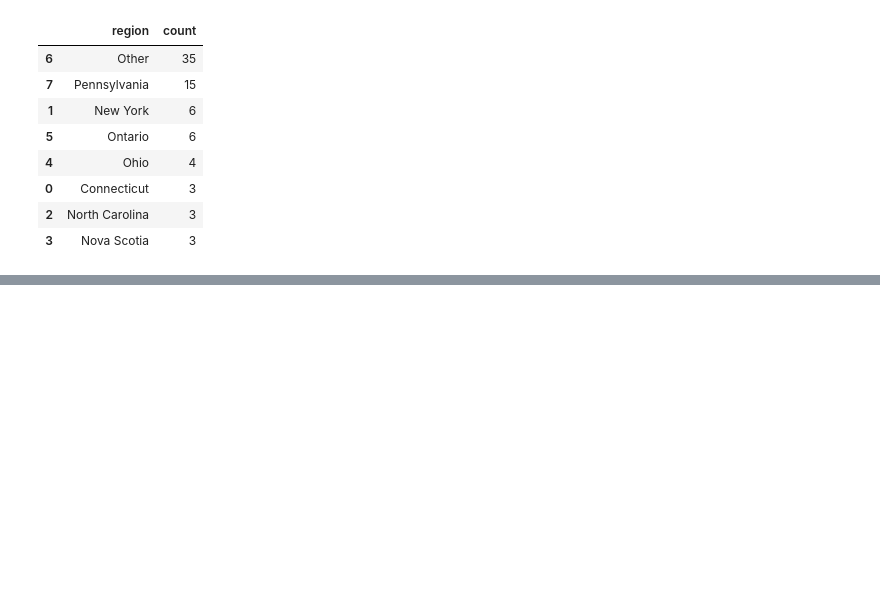
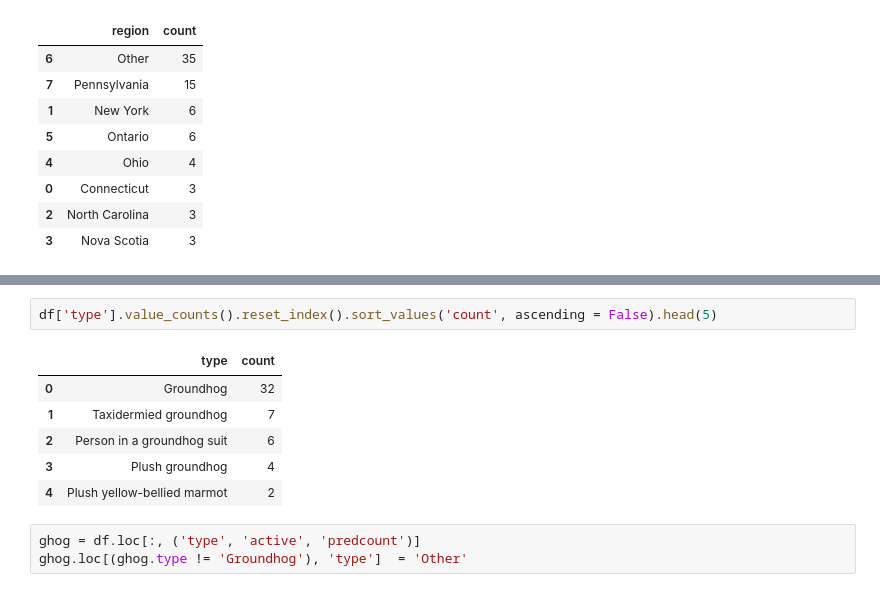
Before and after one commit to birusod/Projects2024, a Jupyter notebook: PyDocs/w05_groundhogs/w05_groundhogs.ipynb, the cells around one changed output, grey strips where cells are left out. Drawn from its saved outputs; the diff is of its cells as text; blank space fills up the shorter version.

```diff
--- a/PyDocs/w05_groundhogs/w05_groundhogs.ipynb
+++ b/PyDocs/w05_groundhogs/w05_groundhogs.ipynb
@@ -93,0 +106,12 @@ AttributeError: 'Axes' object has no attribute 'set_major_formatter'
+# %%
+df['type'].value_counts().reset_index().sort_values('count', ascending = False).head(5)
+# %% [output]
+|  | type | count |
+| 0 | Groundhog | 32 |
+| 1 | Taxidermied groundhog | 7 |
+| 2 | Person in a groundhog suit | 6 |
+| 3 | Plush groundhog | 4 |
+| 4 | Plush yellow-bellied marmot | 2 |
+# %%
+ghog = df.loc[:, ('type', 'active', 'predcount')]
+ghog.loc[(ghog.type != 'Groundhog'), 'type']  = 'Other'
```
Also changed, not shown: parts of 11 cells of this notebook.
